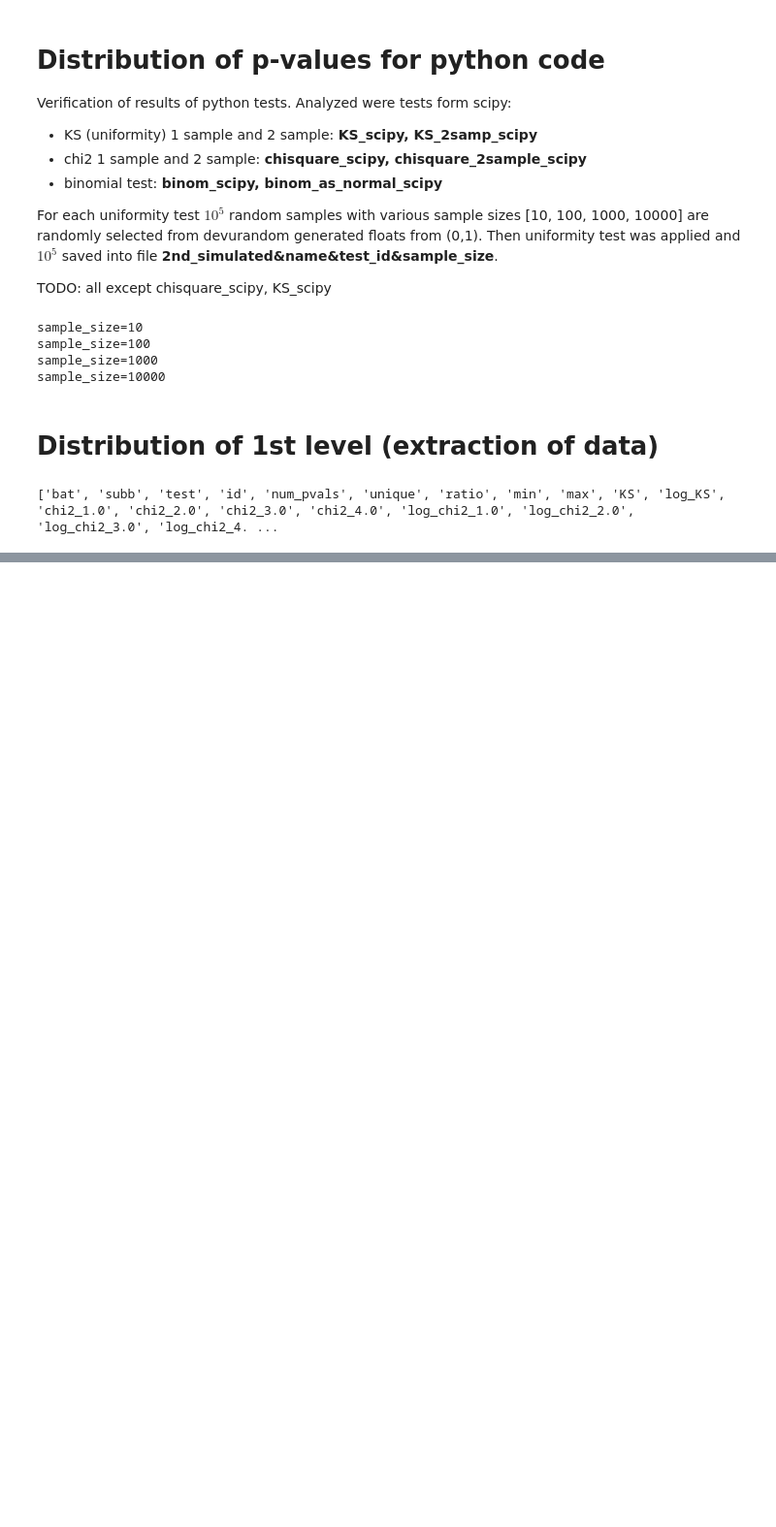
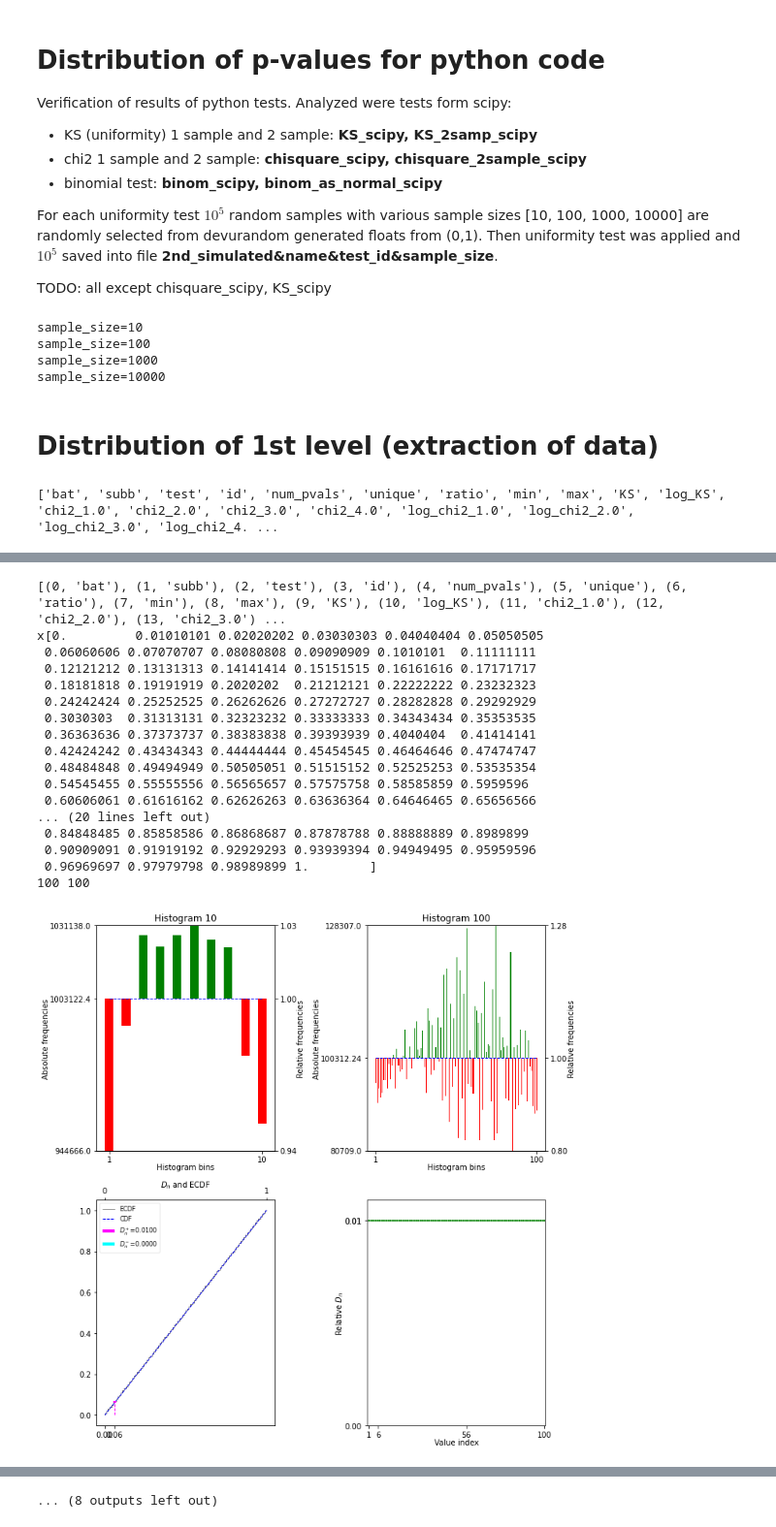
Before and after one commit to sysox/Analysis-of-batteries, a Jupyter notebook: src/python/jupyter_notebooks/main.ipynb, the cells around one changed output, grey strips where cells are left out. Shown: that part at 97% size. Saved outputs shown, nothing was run; the diff lists cells and outputs as text; code cells hidden in the pictures; blank space fills up the shorter version.

```diff
--- a/src/python/jupyter_notebooks/main.ipynb
+++ b/src/python/jupyter_notebooks/main.ipynb
@@ -130,29 +130,23 @@ print(atributes)
 # %%
 rows = []
 c = 0
+pvals_path = '/mnt/d/Data/batteries_testing/1st/ideal-devu'
 for path in results_traverse(pvals_path):
-    # if c == 4:
-    #     break
-    # if 'Die' in path:
-    #     continue
-    # else:
-    #     c += 1
     pvals = read_pvalues(path)
     pvals_sorted = sorted(pvals)
     res = []
     print(path)
     names = extract_from_path(path)
     res += list(names)
-
     num_pvals = len(pvals)
     unique = len(set(pvals_sorted))
     ratio = round(num_pvals/unique)
     min_pval, max_pval = pvals_sorted[0], pvals_sorted[-1]
     res += [num_pvals, unique,ratio, min_pval, max_pval]
-
+    print([num_pvals, unique,ratio, min_pval, max_pval])
     KS_pvalue = KS_scipy(pvals_sorted).pvalue
     res += [KS_pvalue, custom_log(KS_pvalue, round_to=1)]
-
+    print([KS_pvalue, custom_log(KS_pvalue, round_to=1)])
     chi2_pvals = [None]*len(chi2_num_bins)
     for i in range(len(chi2_num_bins)):
         num_bins = chi2_num_bins[i]
@@ -166,7 +160,6 @@ for path in results_traverse(pvals_path):
     absolute_right_tails = [bin_frequency(pvals_sorted, interval=(1-10**(-e),1), interval_type="[]" ) for e in exps_forward]
     absolute_tails = absolute_left_tails + absolute_right_tails
     res += absolute_left_tails + [num_pvals] + absolute_right_tails
-
     relative_tails = [round(abs_freq*10**(exp)/num_pvals,1) for abs_freq,exp in zip(absolute_tails, exps_backward+exps_forward)]
     res += relative_tails
     relative_tails_logs = [custom_log(relative_tail, round_to=1) for relative_tail in relative_tails]
@@ -206,0 +316,58 @@ json.dump(res, open('../../../data/json/1st_extracted.json', 'w'))
+# %%
+sys.path.insert(1, "../../python")
+import numpy as np
+import matplotlib.pyplot as plt
+from images import draw_hist,draw_ECDF, draw_KS_relative, draw_tails
+
+extracted = json.load(open('../../../data/json/1st_extracted.json', 'r'))
+histograms = json.load(open('../../../data/json/1st_histograms.json', 'r'))
+header = extracted['header']
+print(list(zip(range(len(header)), header)))
+for row in extracted['rows']:
+    key = ','.join(row[:4])
+    fig, axs = plt.subplots(2, 2)
+    fig.set_figheight(10)
+    fig.set_figwidth(10)
+
+    hist10 = histograms[key]["10 hist"]
+    hist100 = histograms[key]["100 hist"]
+    freqs10 = list(hist10.values())
+    freqs100 = list(hist100.values())
+    pvals10 = list(map(float, hist10.keys()))
+    pvals100 = list(map(float, hist100.keys()))
+    extracted_n = row[4]
+
+    # left_tails =
+    # right_tails =
+    # bar histogram
+    draw_hist(freqs=freqs10, expected_freq=extracted_n/10, axis=axs[0][0], text="Histogram 10")
+    draw_hist(freqs=freqs100, expected_freq=extracted_n/100, axis=axs[0][1], text="Histogram 100")
+    draw_ECDF(values=pvals100, axis=axs[1][0], label="$D_n$ and ECDF")
+    draw_KS_relative(values=pvals100, axis=axs[1][1], text="Uniform(0, 1)")
+    # draw_tails(tails=tails, axis=axs[1][1], text="tails")
+    # draw_tails(tails=tails, axis=axs[1][1], text="tails")
+
+    fig.tight_layout()
+    plt.show()
+
+
+# json.load(open('../../../data/json/1st_equal_histograms.json', 'w'))
+# %% [output]
+[(0, 'bat'), (1, 'subb'), (2, 'test'), (3, 'id'), (4, 'num_pvals'), (5, 'unique'), (6, 'ratio'), (7, 'min'), (8, 'max'), (9, 'KS'), (10, 'log_KS'), (11, 'chi2_1.0'), (12, 'chi2_2.0'), (13, 'chi2_3.0') ...
+x[0.         0.01010101 0.02020202 0.03030303 0.04040404 0.05050505
+ 0.06060606 0.07070707 0.08080808 0.09090909 0.1010101  0.11111111
+ 0.12121212 0.13131313 0.14141414 0.15151515 0.16161616 0.17171717
+ 0.18181818 0.19191919 0.2020202  0.21212121 0.22222222 0.23232323
+ 0.24242424 0.25252525 0.26262626 0.27272727 0.28282828 0.29292929
+ 0.3030303  0.31313131 0.32323232 0.33333333 0.34343434 0.35353535
+ 0.36363636 0.37373737 0.38383838 0.39393939 0.4040404  0.41414141
+ 0.42424242 0.43434343 0.44444444 0.45454545 0.46464646 0.47474747
+ 0.48484848 0.49494949 0.50505051 0.51515152 0.52525253 0.53535354
+ 0.54545455 0.55555556 0.56565657 0.57575758 0.58585859 0.5959596
+ 0.60606061 0.61616162 0.62626263 0.63636364 0.64646465 0.65656566
+... (20 lines left out)
+ 0.84848485 0.85858586 0.86868687 0.87878788 0.88888889 0.8989899
+ 0.90909091 0.91919192 0.92929293 0.93939394 0.94949495 0.95959596
+ 0.96969697 0.97979798 0.98989899 1.        ]
+100 100
+[figure, added]
@@ -206,0 +464 @@ json.dump(res, open('../../../data/json/1st_extracted.json', 'w'))
+... (8 outputs left out)
```
Also changed, not shown: parts of 8 cells of this notebook, 1 other file.
